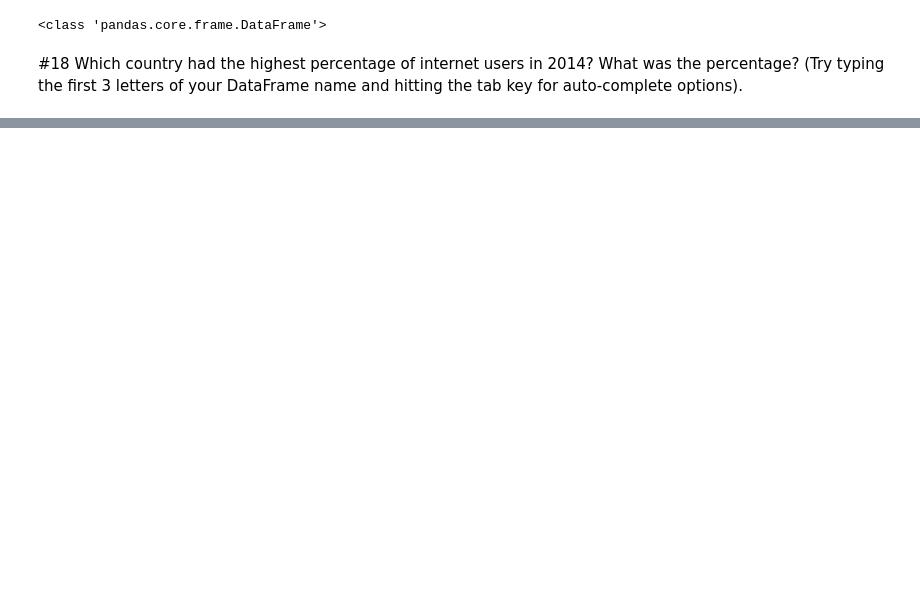
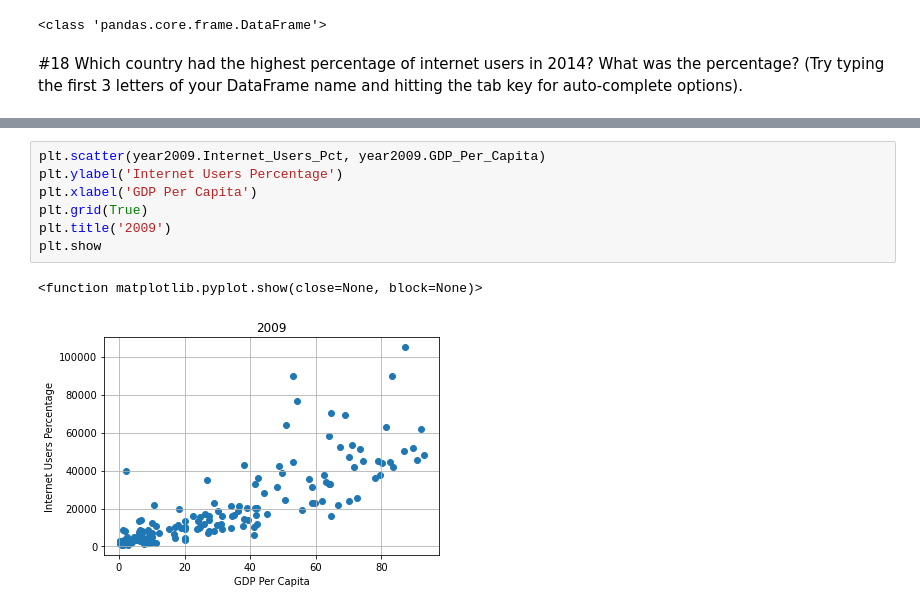
Before and after one commit to tomleewise/gdp-and-internet-usage-tomleewise, a Jupyter notebook: gdp_internet/gdp_internet.ipynb, the cells around one changed output, grey strips where cells are left out. Cells and saved outputs as stored; diff of their text form; blank space fills up the shorter version.

```diff
--- a/gdp_internet/gdp_internet.ipynb
+++ b/gdp_internet/gdp_internet.ipynb
@@ -238,0 +328,10 @@ print(type(year2009))
+# %%
+plt.scatter(year2009.Internet_Users_Pct, year2009.GDP_Per_Capita)
+plt.ylabel('Internet Users Percentage')
+plt.xlabel('GDP Per Capita')
+plt.grid(True)
+plt.title('2009')
+plt.show
+# %% [output]
+<function matplotlib.pyplot.show(close=None, block=None)>
+[figure, added]
```
Also changed, not shown: parts of 29 cells of this notebook.
